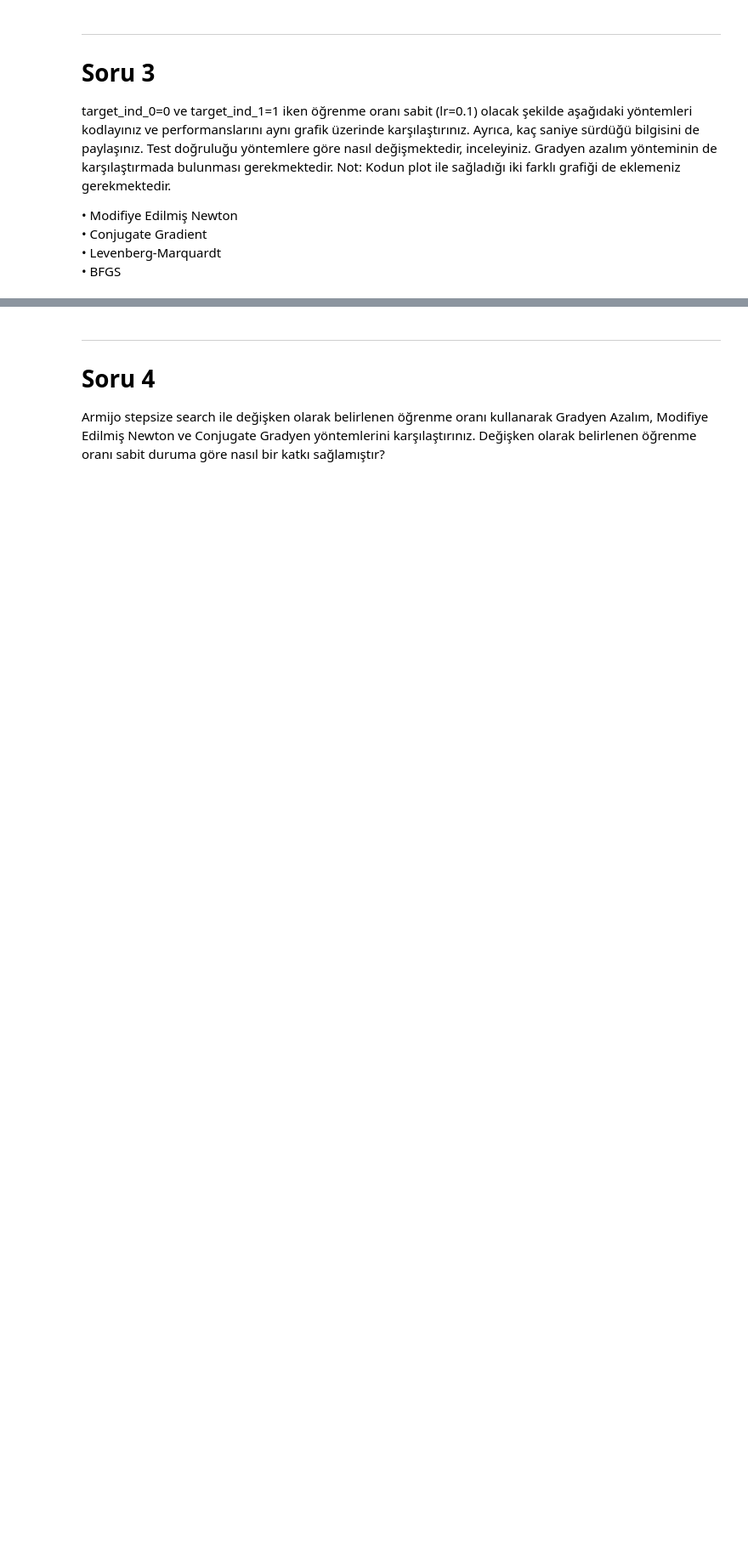
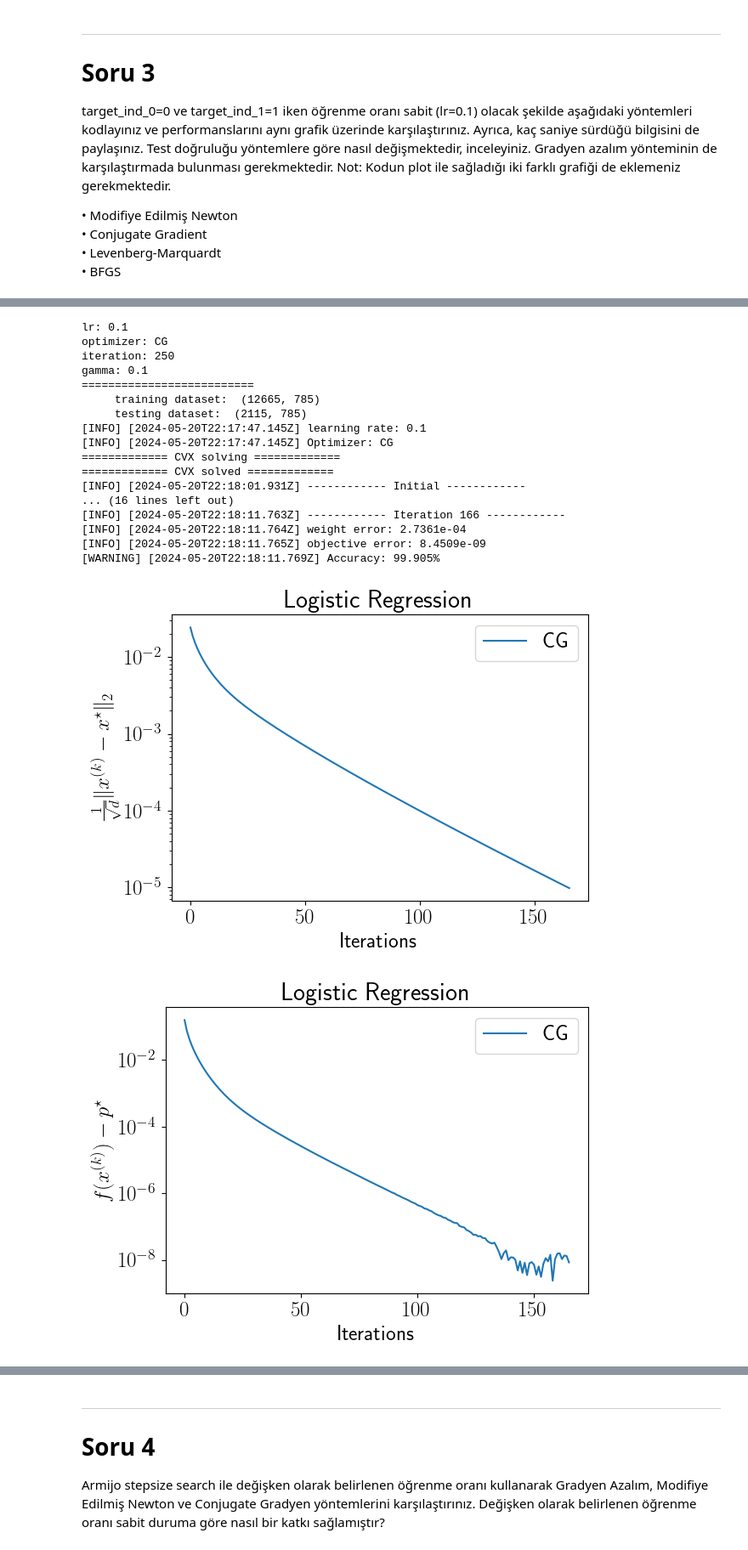
Before and after one commit to ondergormez/BLM6113_Advanced_Optimization, a Jupyter notebook: 02-Homeworks/Homework2/Homework2.ipynb, the cells around one changed output, grey strips where cells are left out. Shown at 85% size. Cells and saved outputs as stored; diff of their text form; code cells hidden in the pictures; blank space fills up the shorter version.

```diff
--- a/02-Homeworks/Homework2/Homework2.ipynb
+++ b/02-Homeworks/Homework2/Homework2.ipynb
@@ -92,0 +253,26 @@ target_ind_0=0 ve target_ind_1=1 iken öğrenme oranı sabit (lr=0.1) olacak şe
+# %%
+args.optimizer = "CG"
+
+# TODO: Uncomment this
+# cg_execution_time = 14.265
+cg_execution_time = run_specified_method(args)
+# %% [output]
+lr: 0.1
+optimizer: CG
+iteration: 250
+gamma: 0.1
+==========================
+     training dataset:  (12665, 785)
+     testing dataset:  (2115, 785)
+[INFO] [2024-05-20T22:17:47.145Z] learning rate: 0.1
+[INFO] [2024-05-20T22:17:47.145Z] Optimizer: CG
+============= CVX solving =============
+============= CVX solved =============
+[INFO] [2024-05-20T22:18:01.931Z] ------------ Initial ------------
+... (16 lines left out)
+[INFO] [2024-05-20T22:18:11.763Z] ------------ Iteration 166 ------------
+[INFO] [2024-05-20T22:18:11.764Z] weight error: 2.7361e-04
+[INFO] [2024-05-20T22:18:11.765Z] objective error: 8.4509e-09
+[WARNING] [2024-05-20T22:18:11.769Z] Accuracy: 99.905%
+[figure, added]
+[figure, added]
```
Also changed, not shown: parts of 26 cells of this notebook.
